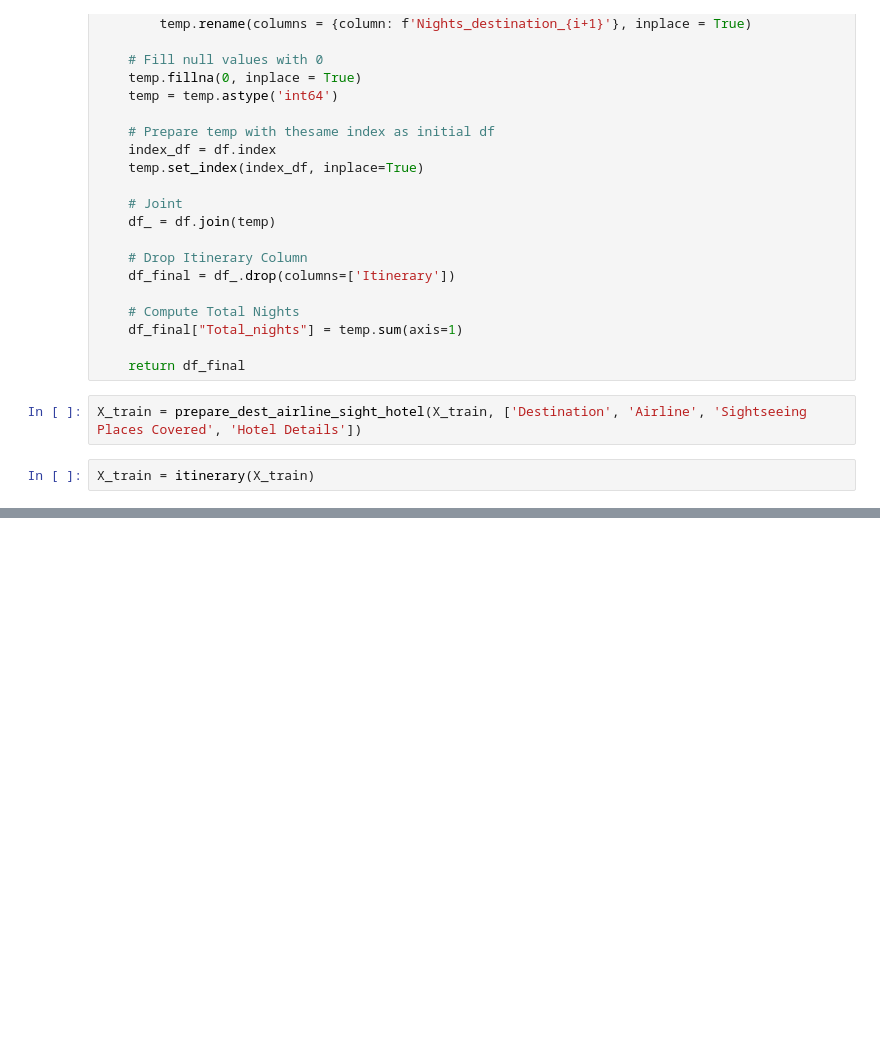
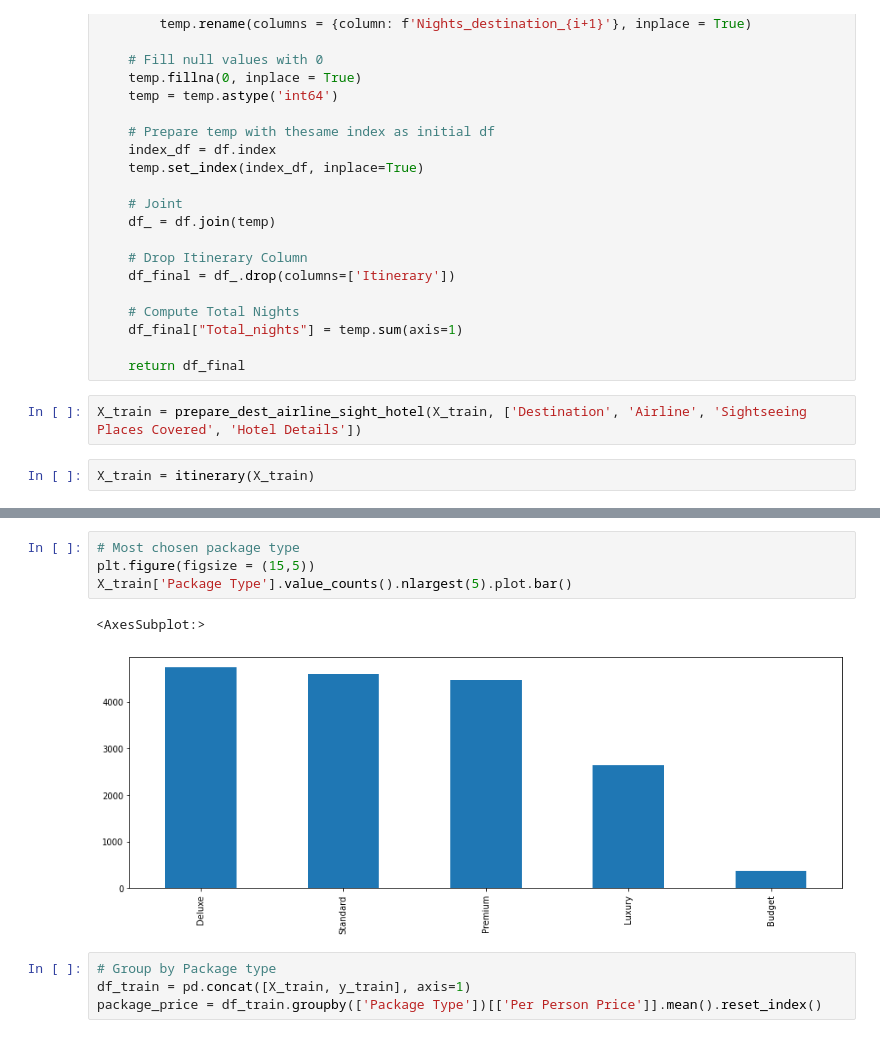
Before and after one commit to GGC17/machinehack_travels, a Jupyter notebook: travel_eda.ipynb, the cells around one changed output, grey strips where cells are left out. Saved outputs shown, nothing was run; the diff lists cells and outputs as text; blank space fills up the shorter version.

```diff
--- a/travel_eda.ipynb
+++ b/travel_eda.ipynb
@@ -378,0 +333,11 @@ sns.scatterplot(temp['Travel Date'], temp['Total_nights'], temp['Per Person Pric
+# %%
+# Most chosen package type
+plt.figure(figsize = (15,5))
+X_train['Package Type'].value_counts().nlargest(5).plot.bar()
+# %% [output]
+<AxesSubplot:>
+[figure, added]
+# %%
+# Group by Package type
+df_train = pd.concat([X_train, y_train], axis=1)
+package_price = df_train.groupby(['Package Type'])[['Per Person Price']].mean().reset_index()
```
Also changed, not shown: parts of 27 cells of this notebook.
